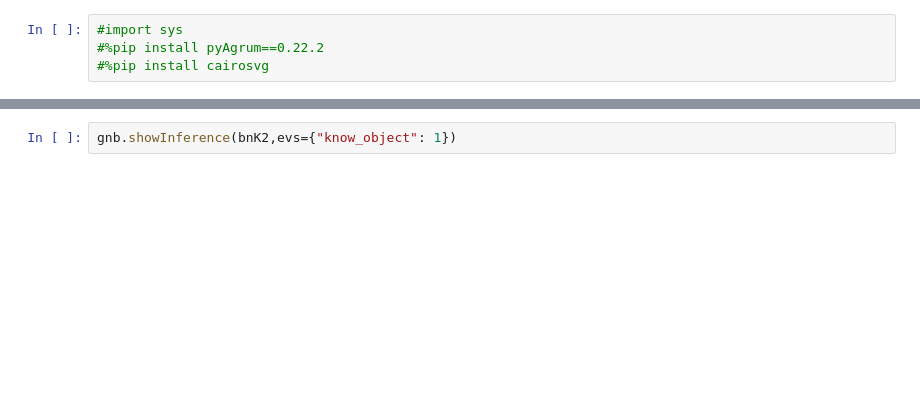
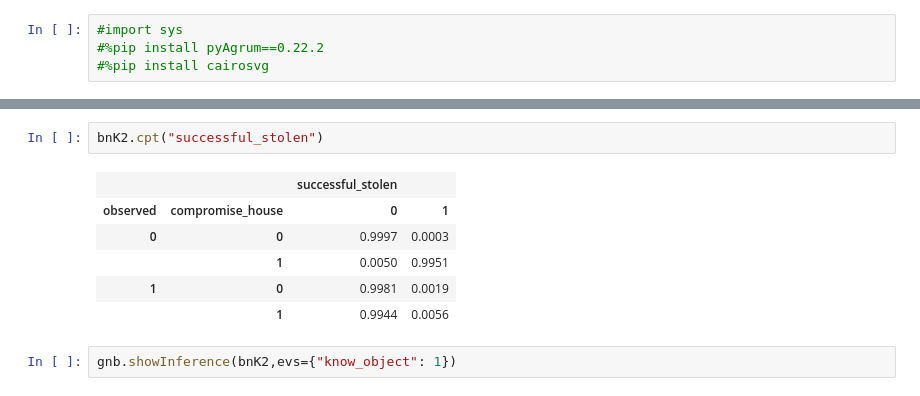
Before and after one commit to aludi/evaluatingScenarioBNs2023, a Jupyter notebook: BayesianJupyter.ipynb, the cells around one changed output, grey strips where cells are left out. Cells and saved outputs as stored; diff of their text form; blank space fills up the shorter version.

```diff
--- a/BayesianJupyter.ipynb
+++ b/BayesianJupyter.ipynb
@@ -37,3 +57,12 @@ bnK2.cpt("observed")
+# %%
+bnK2.cpt("successful_stolen")
+# %% [output]
+|  |  | successful_stolen |  |
+| observed | compromise_house | 0 | 1 |
+| 0 | 0 | 0.9997 | 0.0003 |
+|  | 1 | 0.0050 | 0.9951 |
+| 1 | 0 | 0.9981 | 0.0019 |
+|  | 1 | 0.9944 | 0.0056 |
 # %%
 gnb.showInference(bnK2,evs={"know_object": 1})
 # %% [output]
```
Also changed, not shown: parts of 5 cells of this notebook, 15 other files.
